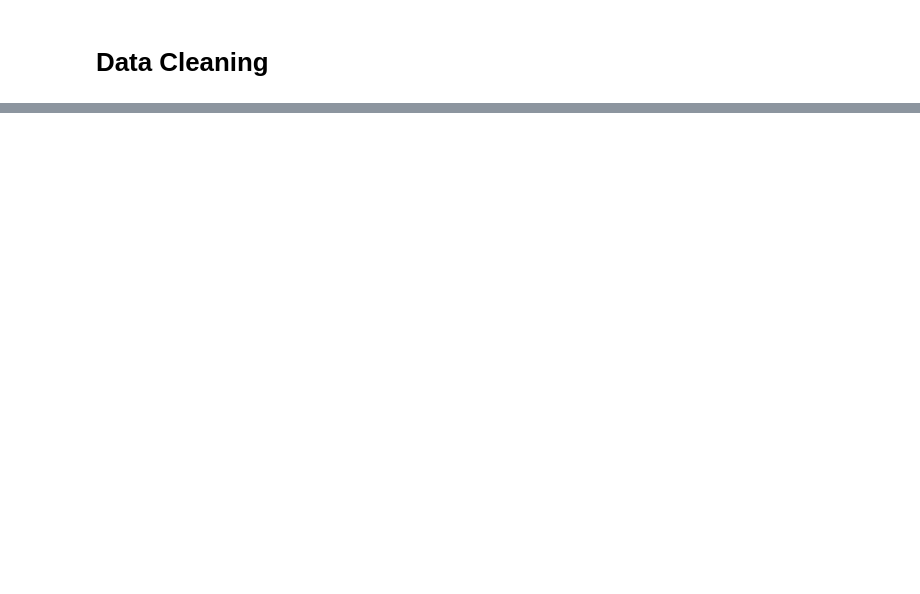
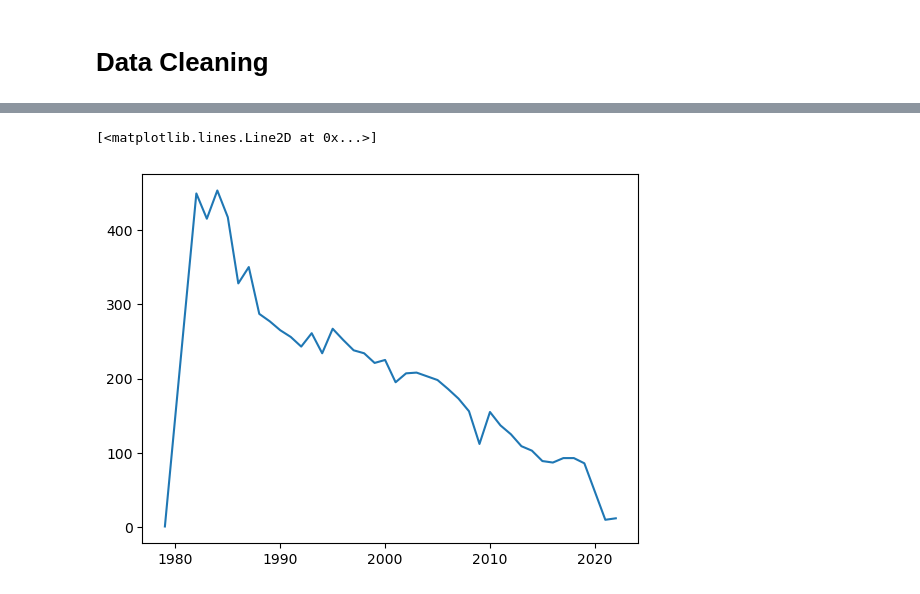
Before and after one commit to Luwate/dsc-phase-1-project, a Jupyter notebook: student.ipynb, the cells around one changed output, grey strips where cells are left out. Saved outputs shown, nothing was run; the diff lists cells and outputs as text; code cells hidden in the pictures; blank space fills up the shorter version.

```diff
--- a/student.ipynb
+++ b/student.ipynb
@@ -326,0 +557,2 @@ dtype: float64
+# %%
+df_cleaned.dropna(axis=0, inplace=True)
@@ -326,0 +581,3 @@ dtype: float64
+# %%
+df_cleaned.drop(df_cleaned[df_cleaned['Number.of.Engines']<=1].index, inplace=True)
+df_cleaned.describe()
@@ -326,0 +594,5 @@ dtype: float64
+# %%
+df_cleaned['Event.Date'] = pd.to_datetime(df_cleaned['Event.Date'])
+# %%
+accidents_per_year = df_cleaned.groupby(df_cleaned['Event.Date'].dt.year).size()
+accidents_per_year
@@ -326,0 +617,6 @@ dtype: float64
+# %%
+fig, ax = plt.subplots()
+ax.plot(accidents_per_year.index, accidents_per_year.values)
+# %% [output]
+[<matplotlib.lines.Line2D at 0x...>]
+[figure, added]
```
Also changed, not shown: parts of 41 cells of this notebook.
